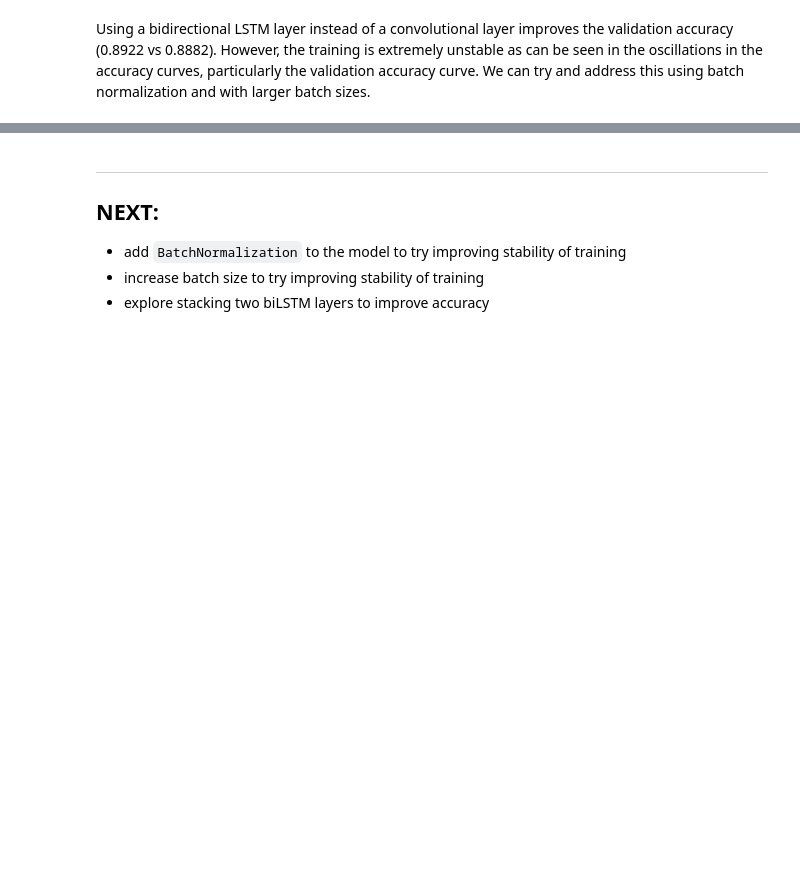
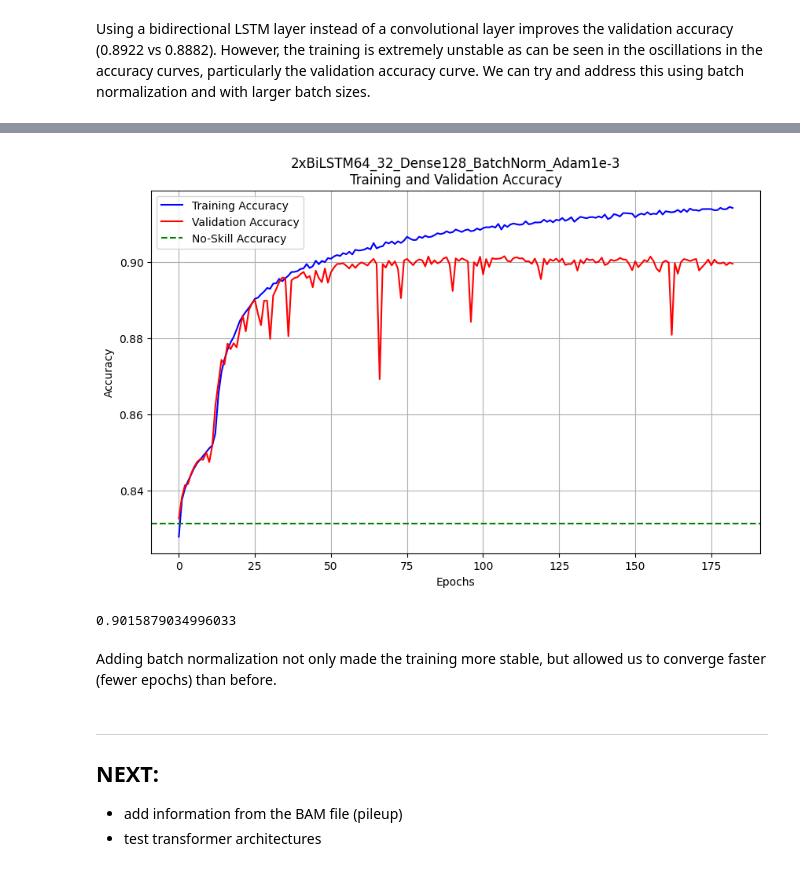
Before and after one commit to felixm3/deep-learning-long-read-sequencing, a Jupyter notebook: 03_deep_learning_modeling_for_sequence_classification.ipynb, the cells around one changed output, grey strips where cells are left out. Cells and saved outputs as stored; diff of their text form; code cells hidden in the pictures; blank space fills up the shorter version.

```diff
--- a/03_deep_learning_modeling_for_sequence_classification.ipynb
+++ b/03_deep_learning_modeling_for_sequence_classification.ipynb
@@ -725,8 +765,33 @@ Using a bidirectional LSTM layer instead of a convolutional layer improves the v
+# %%
+pklfile = "python_scripts/pkls/231222_2xBiLSTM64_32_Dense128_Dropout020_Adam1e-3_BatchNorm_NoDropout_20231222_185516.pkl"
+with open(pklfile, 'rb') as file:
+    history = pickle.load(file)
+
+# Plot training accuracy and validation accuracy vs no-skill classifier
+plt.figure(figsize=(10, 6))
+plt.plot(history.history['accuracy'], label='Training Accuracy', color='blue')
+plt.plot(history.history['val_accuracy'], label='Validation Accuracy', color='red')
+plt.xlabel('Epochs')
+plt.ylabel('Accuracy')
+plt.title('2xBiLSTM64_32_Dense128_BatchNorm_Adam1e-3\nTraining and Validation Accuracy')
+plt.grid(True)
+
+# Add a horizontal dashed line at y = 0.8313
+plt.axhline(y=0.8313316926785782, color='green', linestyle='--', label='No-Skill Accuracy')
+
+plt.legend()
+plt.show()
+
+np.max(history.history['val_accuracy'])
+# %% [output]
+[figure, added]
+0.9015879034996033
+# %% [markdown]
+Adding batch normalization not only made the training more stable, but allowed us to converge faster (fewer epochs) than before.
 # %% [markdown]
 ---
 
 ## NEXT:
 
-- add `BatchNormalization` to the model to try improving stability of training
-- increase batch size to try improving stability of training
-- explore stacking two biLSTM layers to improve accuracy
+- add information from the BAM file (pileup)
+- test transformer architectures
```
Also changed, not shown: parts of 9 cells of this notebook.
